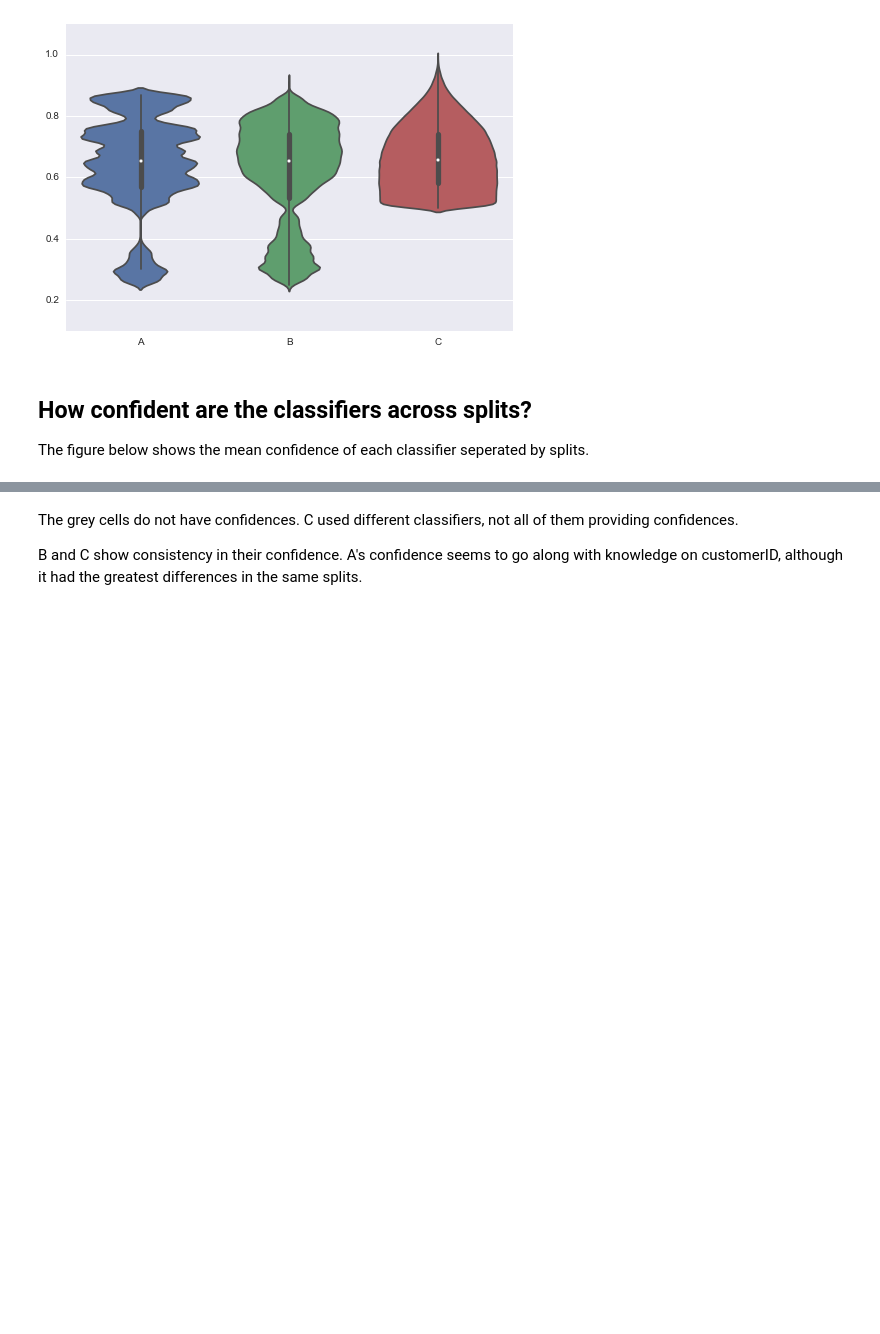
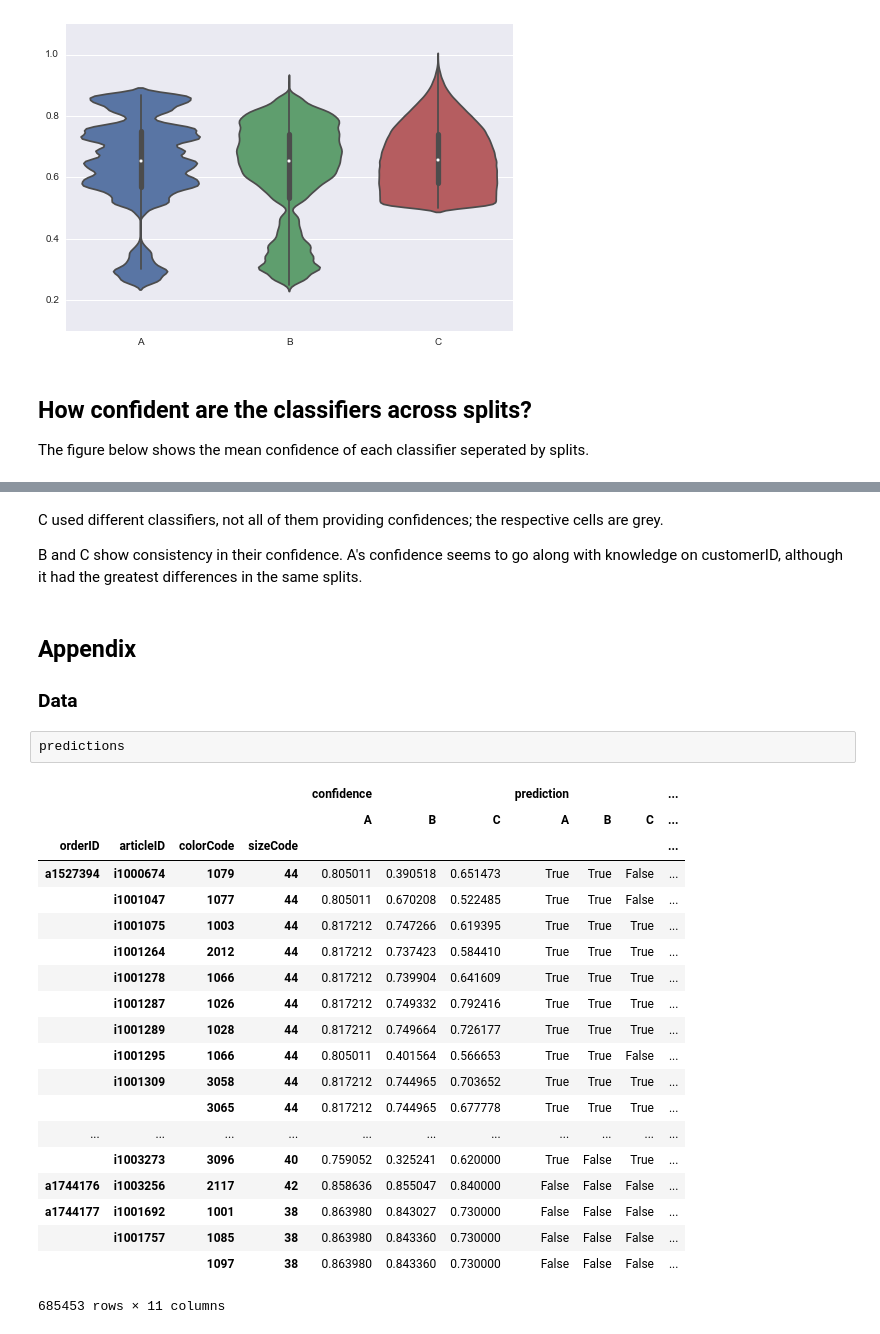
Before and after one commit to busfahren/dmc-results, a Jupyter notebook: test-evaluation.ipynb, the cells around one changed output, grey strips where cells are left out. Drawn from its saved outputs; the diff is of its cells as text; blank space fills up the shorter version.

```diff
--- a/test-evaluation.ipynb
+++ b/test-evaluation.ipynb
@@ -102,6 +106,32 @@ ax = sns.heatmap(confidences.ix[4:], annot=True)
 # %% [output]
 [figure]
 # %% [markdown]
-The grey cells do not have confidences. C used different classifiers, not all of them providing confidences.
+C used different classifiers, not all of them providing confidences; the respective cells are grey.
 
 B and C show consistency in their confidence. A's confidence seems to go along with knowledge on customerID, although it had the greatest differences in the same splits.
+# %% [markdown]
+## Appendix
+### Data
+# %%
+predictions
+# %% [output]
+|  |  |  |  | confidence |  |  | prediction |  |  | ... |
+|  |  |  |  | A | B | C | A | B | C | ... |
+| orderID | articleID | colorCode | sizeCode |  |  |  |  |  |  | ... |
+| a1527394 | i1000674 | 1079 | 44 | 0.805011 | 0.390518 | 0.651473 | True | True | False | ... |
+|  | i1001047 | 1077 | 44 | 0.805011 | 0.670208 | 0.522485 | True | True | False | ... |
+|  | i1001075 | 1003 | 44 | 0.817212 | 0.747266 | 0.619395 | True | True | True | ... |
+|  | i1001264 | 2012 | 44 | 0.817212 | 0.737423 | 0.584410 | True | True | True | ... |
+|  | i1001278 | 1066 | 44 | 0.817212 | 0.739904 | 0.641609 | True | True | True | ... |
+|  | i1001287 | 1026 | 44 | 0.817212 | 0.749332 | 0.792416 | True | True | True | ... |
+|  | i1001289 | 1028 | 44 | 0.817212 | 0.749664 | 0.726177 | True | True | True | ... |
+|  | i1001295 | 1066 | 44 | 0.805011 | 0.401564 | 0.566653 | True | True | False | ... |
+|  | i1001309 | 3058 | 44 | 0.817212 | 0.744965 | 0.703652 | True | True | True | ... |
+|  |  | 3065 | 44 | 0.817212 | 0.744965 | 0.677778 | True | True | True | ... |
+| ... | ... | ... | ... | ... | ... | ... | ... | ... | ... | ... |
+|  | i1003273 | 3096 | 40 | 0.759052 | 0.325241 | 0.620000 | True | False | True | ... |
+| a1744176 | i1003256 | 2117 | 42 | 0.858636 | 0.855047 | 0.840000 | False | False | False | ... |
+| a1744177 | i1001692 | 1001 | 38 | 0.863980 | 0.843027 | 0.730000 | False | False | False | ... |
+|  | i1001757 | 1085 | 38 | 0.863980 | 0.843360 | 0.730000 | False | False | False | ... |
+|  |  | 1097 | 38 | 0.863980 | 0.843360 | 0.730000 | False | False | False | ... |
+685453 rows × 11 columns
```
Also changed, not shown: parts of 4 cells of this notebook, 1 other file.
